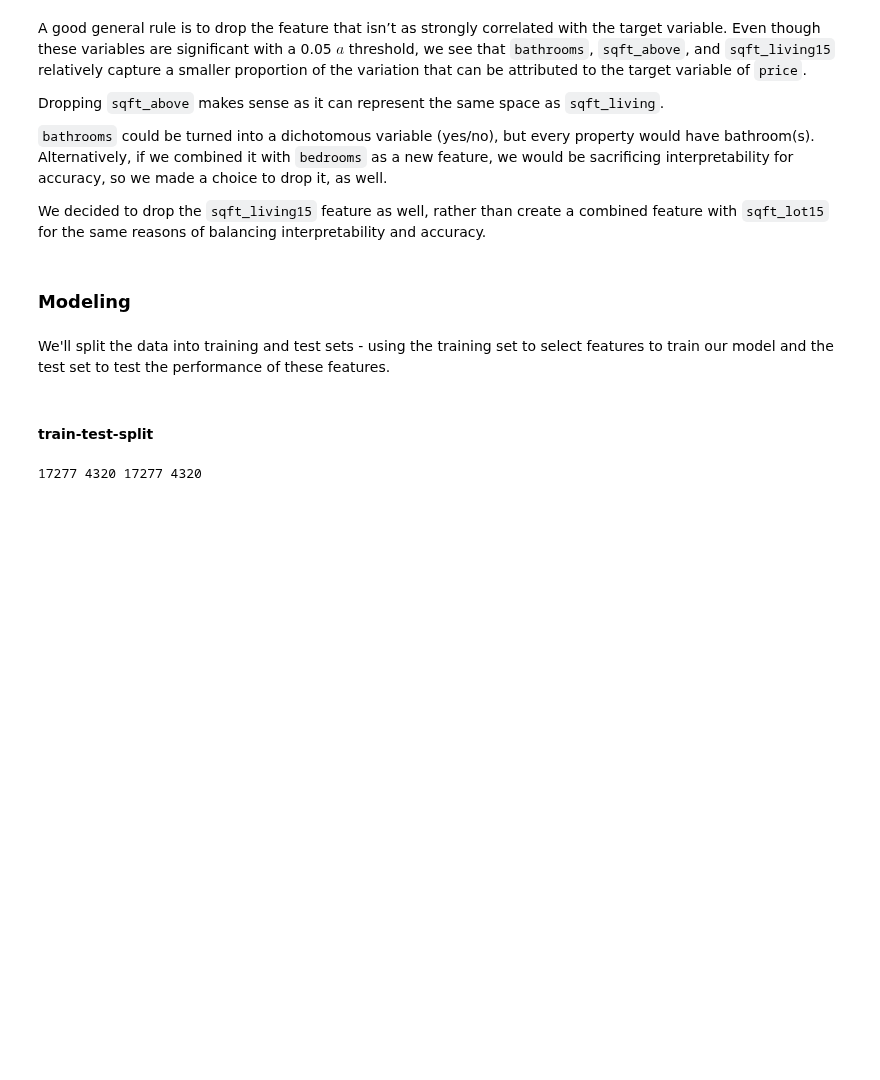
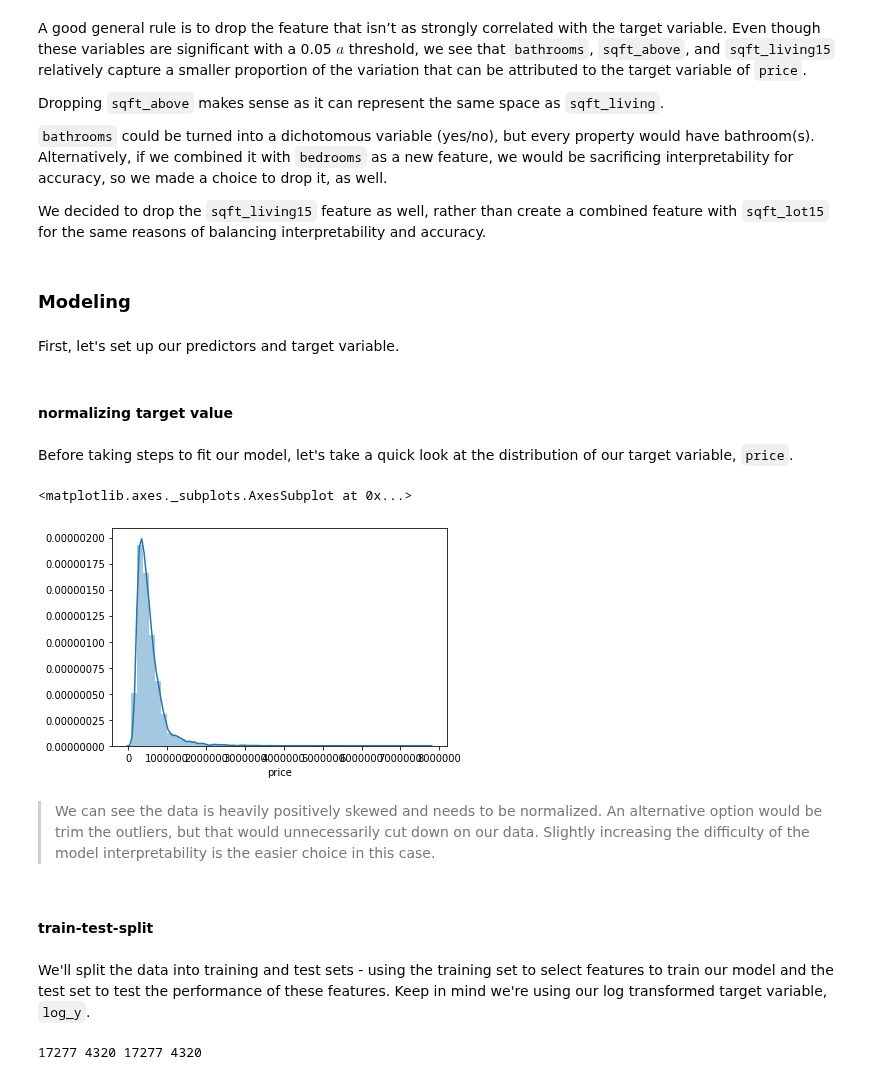
Before and after one commit to FIerican/dsc-mod-2-project-v2-1-online-ds-sp-000, a Jupyter notebook: Multivariate Regression Analysis.ipynb, the cells around one changed output. Drawn from its saved outputs; the diff is of its cells as text; code cells hidden in the pictures; blank space fills up the shorter version.

```diff
--- a/Multivariate Regression Analysis.ipynb
+++ b/Multivariate Regression Analysis.ipynb
@@ -391,5 +398,5 @@ drop_cols = ['bathrooms', 'sqft_above', 'sqft_living15']
 data = df.drop(drop_cols, axis=1)
 # %% [markdown]
 ### Modeling
-# %% [markdown]
-We'll split the data into training and test sets - using the training set to select features to train our model and the test set to test the performance of these features.
+# %% [markdown]
+First, let's set up our predictors and target variable.
@@ -395,0 +407,11 @@ We'll split the data into training and test sets - using the training set to sel
+# %% [markdown]
+#### normalizing target value
+# %% [markdown]
+Before taking steps to fit our model, let's take a quick look at the distribution of our target variable, `price`.
+# %%
+sns.distplot(y)
+# %% [output]
+<matplotlib.axes._subplots.AxesSubplot at 0x...>
+[figure, added]
+# %% [markdown]
+> We can see the data is heavily positively skewed and needs to be normalized. An alternative option would be trim the outliers, but that would unnecessarily cut down on our data. Slightly increasing the difficulty of the model interpretability is the easier choice in this case.
@@ -396,3 +421,5 @@ We'll split the data into training and test sets - using the training set to sel
 # %% [markdown]
 #### train-test-split
+# %% [markdown]
+We'll split the data into training and test sets - using the training set to select features to train our model and the test set to test the performance of these features. Keep in mind we're using our log transformed target variable, `log_y`.
 # %%
```
Also changed, not shown: parts of 44 cells of this notebook, 1 other file.
